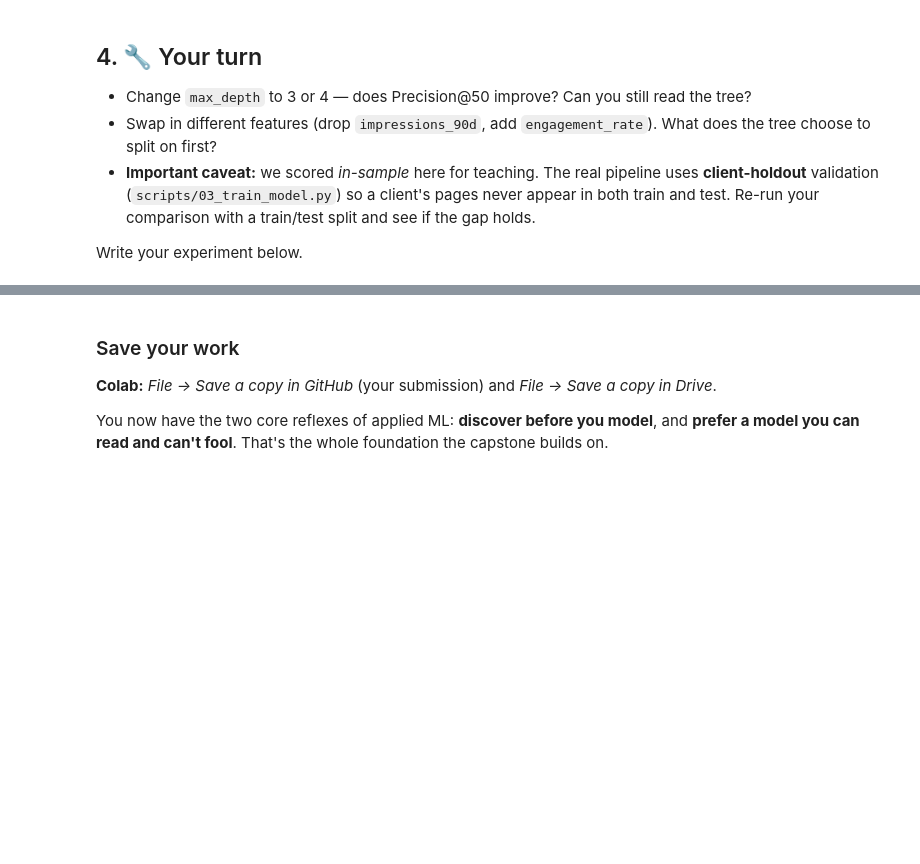
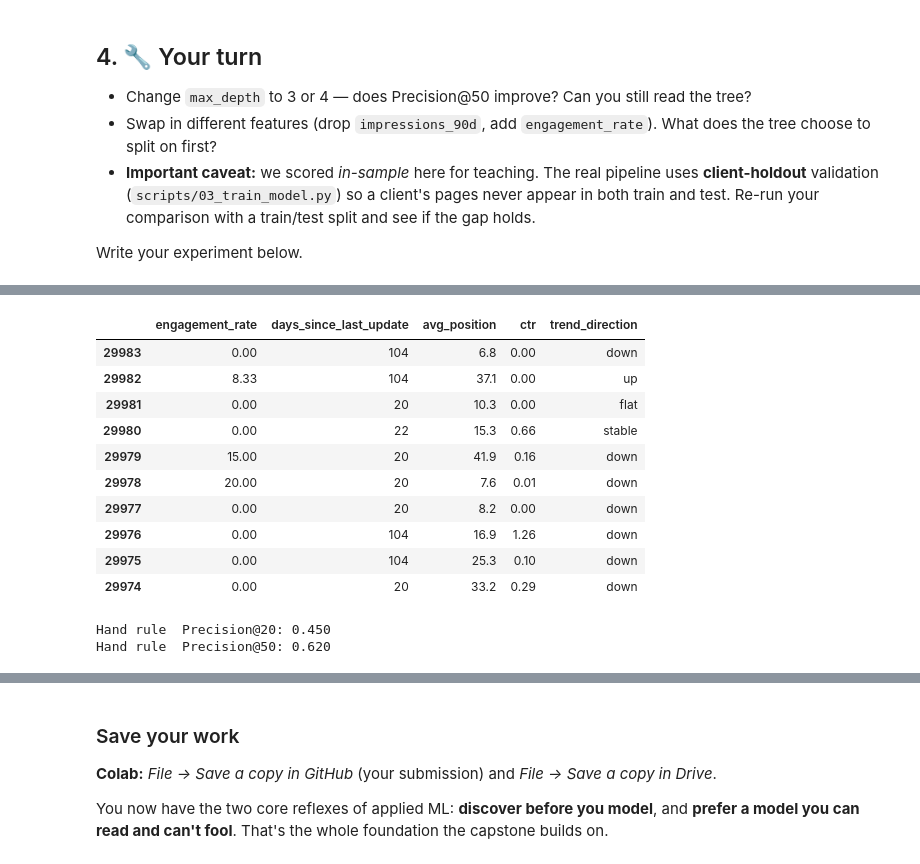
Before and after one commit to amey05081999/Flyrank-Internship-Amey-Naik, a Jupyter notebook: notebooks/02_your_first_readable_model.ipynb, the cells around one changed output, grey strips where cells are left out. Drawn from its saved outputs; the diff is of its cells as text; code cells hidden in the pictures; blank space fills up the shorter version.

```diff
--- a/notebooks/02_your_first_readable_model.ipynb
+++ b/notebooks/02_your_first_readable_model.ipynb
@@ -104,0 +169,32 @@ Write your experiment below.
+# %%
+#engagement_rate
+stale   = (df["days_since_last_update"] >= 180).astype(int)
+visible = (df["engagement_rate"] >= 500).astype(int)
+df["hand_rule_score"] = stale * visible * df["engagement_rate"]
+
+top10 = df.sort_values("hand_rule_score", ascending=False).head(10)
+top10[["engagement_rate", "days_since_last_update", "avg_position", "ctr", "trend_direction"]]
+# %% [output]
+|  | engagement_rate | days_since_last_update | avg_position | ctr | trend_direction |
+| 29983 | 0.00 | 104 | 6.8 | 0.00 | down |
+| 29982 | 8.33 | 104 | 37.1 | 0.00 | up |
+| 29981 | 0.00 | 20 | 10.3 | 0.00 | flat |
+| 29980 | 0.00 | 22 | 15.3 | 0.66 | stable |
+| 29979 | 15.00 | 20 | 41.9 | 0.16 | down |
+| 29978 | 20.00 | 20 | 7.6 | 0.01 | down |
+| 29977 | 0.00 | 20 | 8.2 | 0.00 | down |
+| 29976 | 0.00 | 104 | 16.9 | 1.26 | down |
+| 29975 | 0.00 | 104 | 25.3 | 0.10 | down |
+| 29974 | 0.00 | 20 | 33.2 | 0.29 | down |
+# %%
+def precision_at_k(scores, labels, k):
+    order = np.argsort(-np.asarray(scores))
+    topk = np.asarray(labels)[order[:k]]
+    return topk.mean()
+
+y = df["is_declining_label"].values
+for k in (20, 50):
+    print(f"Hand rule  Precision@{k}: {precision_at_k(df['hand_rule_score'], y, k):.3f}")
+# %% [output]
+Hand rule  Precision@20: 0.450
+Hand rule  Precision@50: 0.620
```
Also changed, not shown: parts of 12 cells of this notebook.
